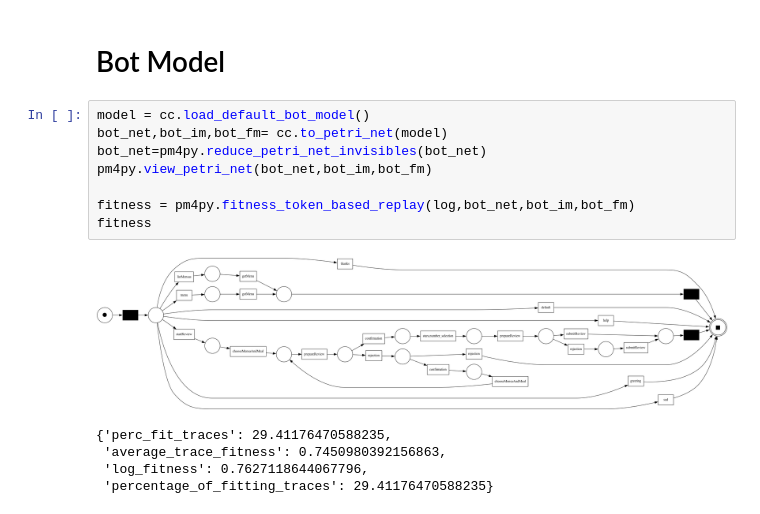
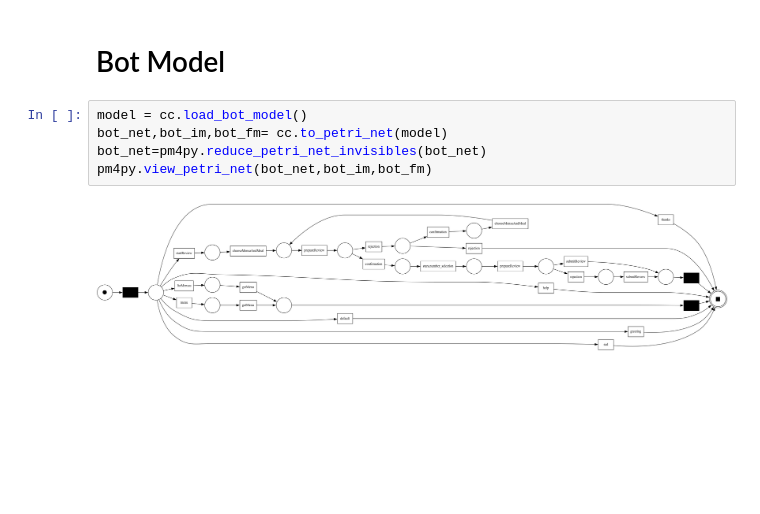
Before and after one commit to rwth-acis/process-mining-for-bots, a Jupyter notebook: visualize.log.ipynb, the cells around one changed output. Saved outputs shown, nothing was run; the diff lists cells and outputs as text; blank space fills up the shorter version.

```diff
--- a/visualize.log.ipynb
+++ b/visualize.log.ipynb
@@ -41,16 +51,9 @@ traces
 # %% [markdown]
 # Bot Model
 # %%
-model = cc.load_default_bot_model()
+model = cc.load_bot_model()
 bot_net,bot_im,bot_fm= cc.to_petri_net(model)
 bot_net=pm4py.reduce_petri_net_invisibles(bot_net)
 pm4py.view_petri_net(bot_net,bot_im,bot_fm)
-
-fitness = pm4py.fitness_token_based_replay(log,bot_net,bot_im,bot_fm)
-fitness
 # %% [output]
-[figure, old version]
+[figure, new version]
-{'perc_fit_traces': 29.41176470588235,
- 'average_trace_fitness': 0.7450980392156863,
- 'log_fitness': 0.7627118644067796,
- 'percentage_of_fitting_traces': 29.41176470588235}
```
Also changed, not shown: parts of 6 cells of this notebook.
